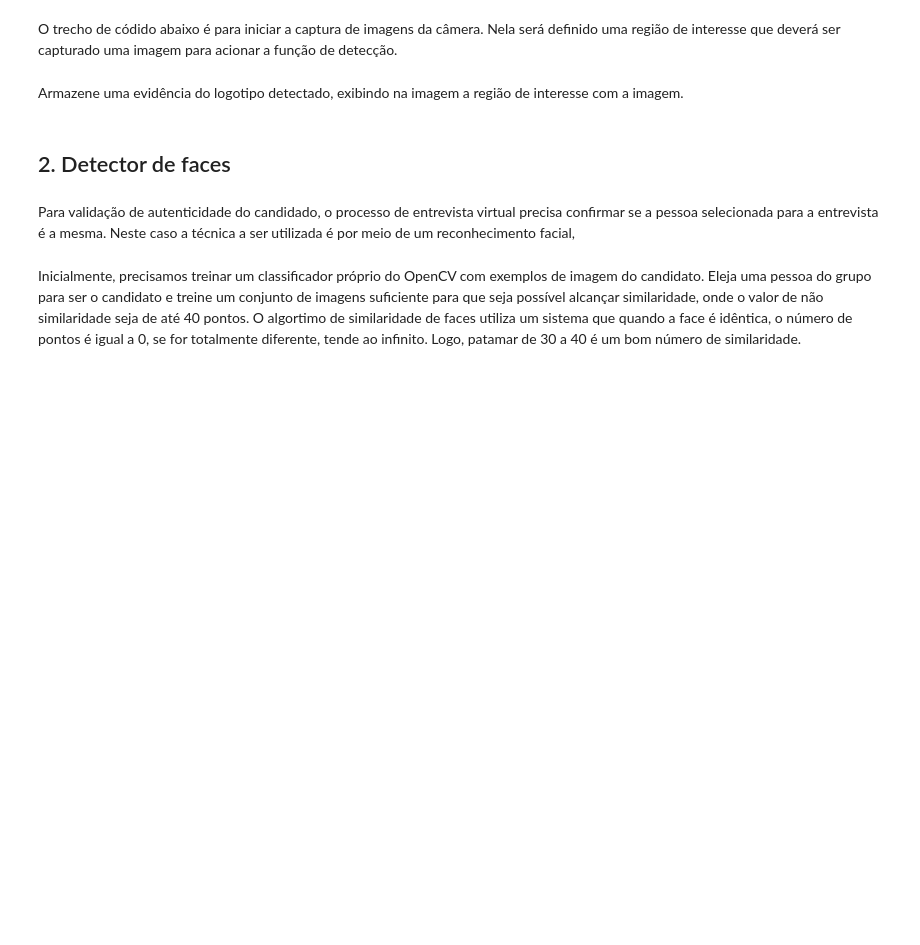
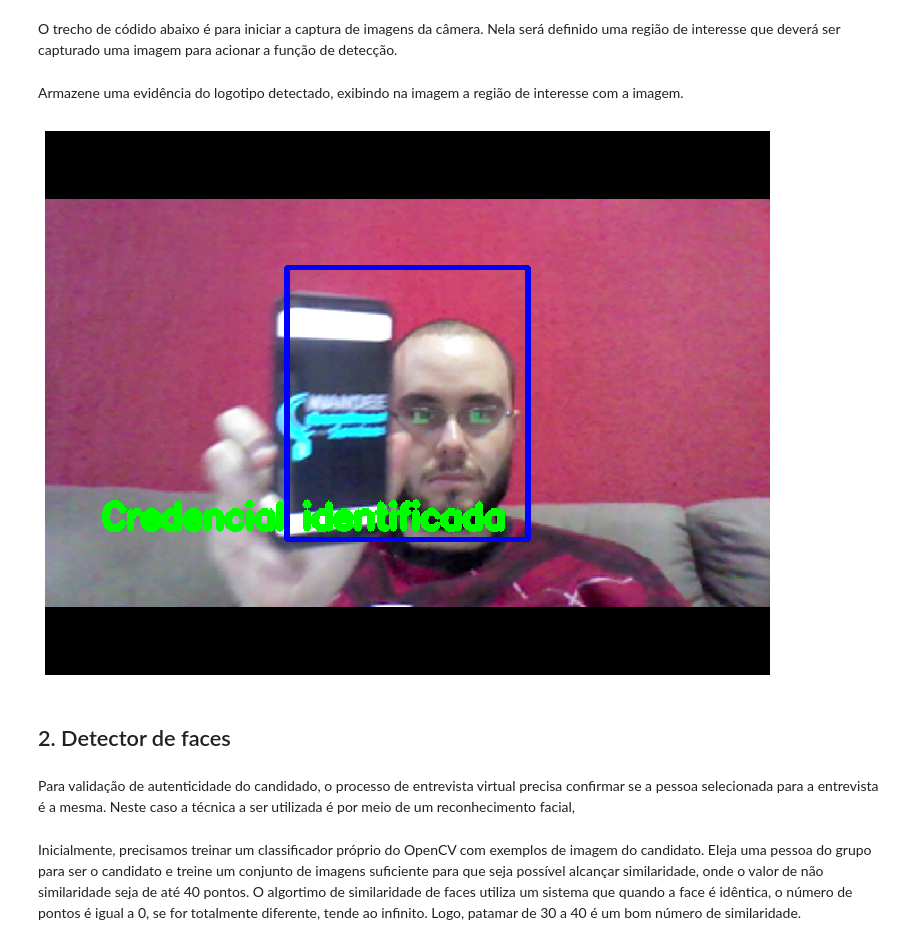
Before and after one commit to sergioprates/fiap-ml-tec-proc-imagens-capstone, a Jupyter notebook: projeto-final/smart-hiring.ipynb, the cells around one changed output. Saved outputs shown, nothing was run; the diff lists cells and outputs as text; code cells hidden in the pictures; blank space fills up the shorter version.

```diff
--- a/projeto-final/smart-hiring.ipynb
+++ b/projeto-final/smart-hiring.ipynb
@@ -175,8 +235,10 @@ Armazene uma evidência do logotipo detectado, exibindo na imagem a região de i
 # %%
 # IMPLEMENTAR
 # Passe o parâmetro localização da imagem para exibi-la no notebook
 
-exibir_imagem(None)
+exibir_imagem('imagens/evidencia_detector_credencial.png')
+# %% [output]
+[figure, added]
 # %% [markdown]
 ## 2. Detector de faces
 # %% [markdown]
```
Also changed, not shown: parts of 7 cells of this notebook, 4 other files.
